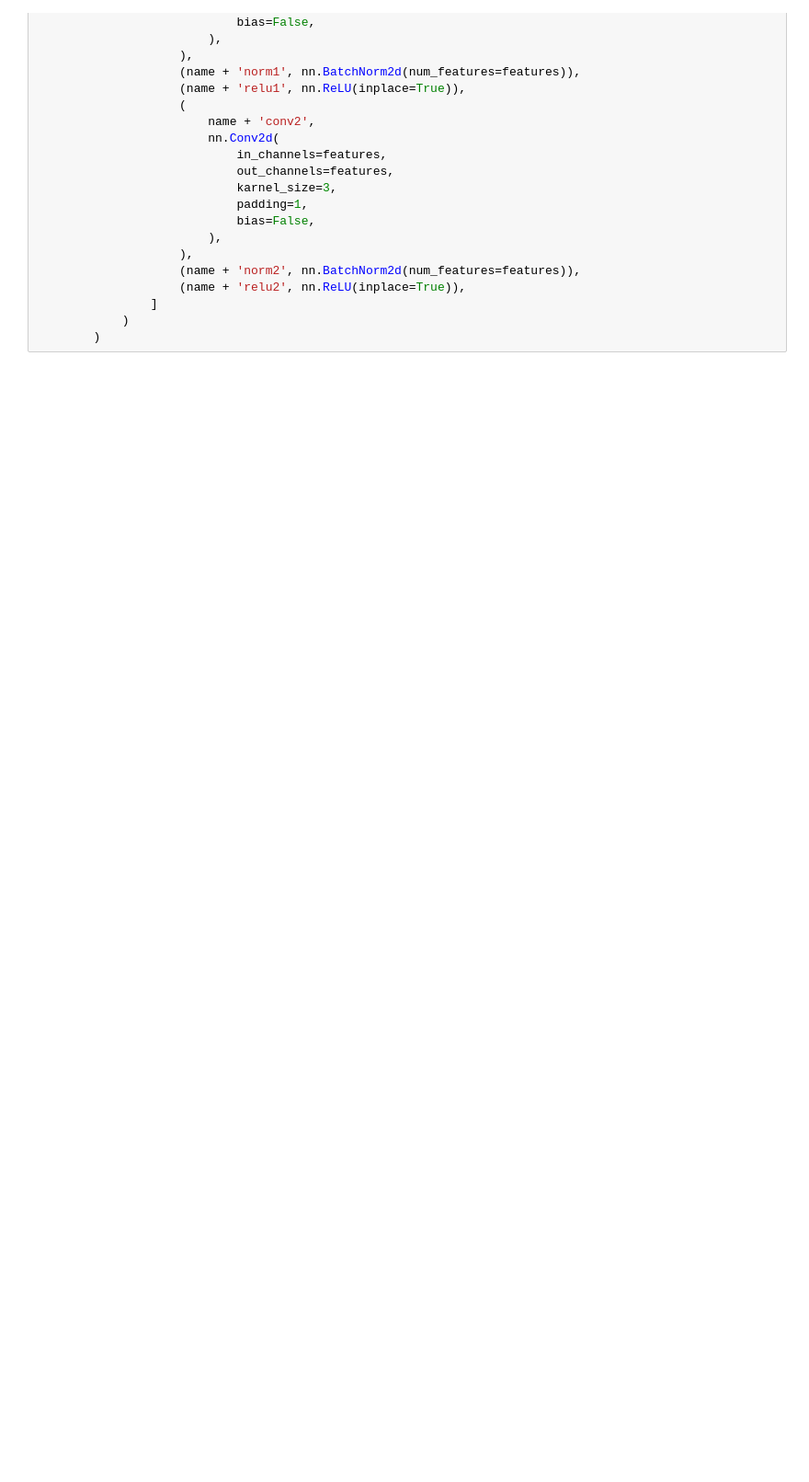
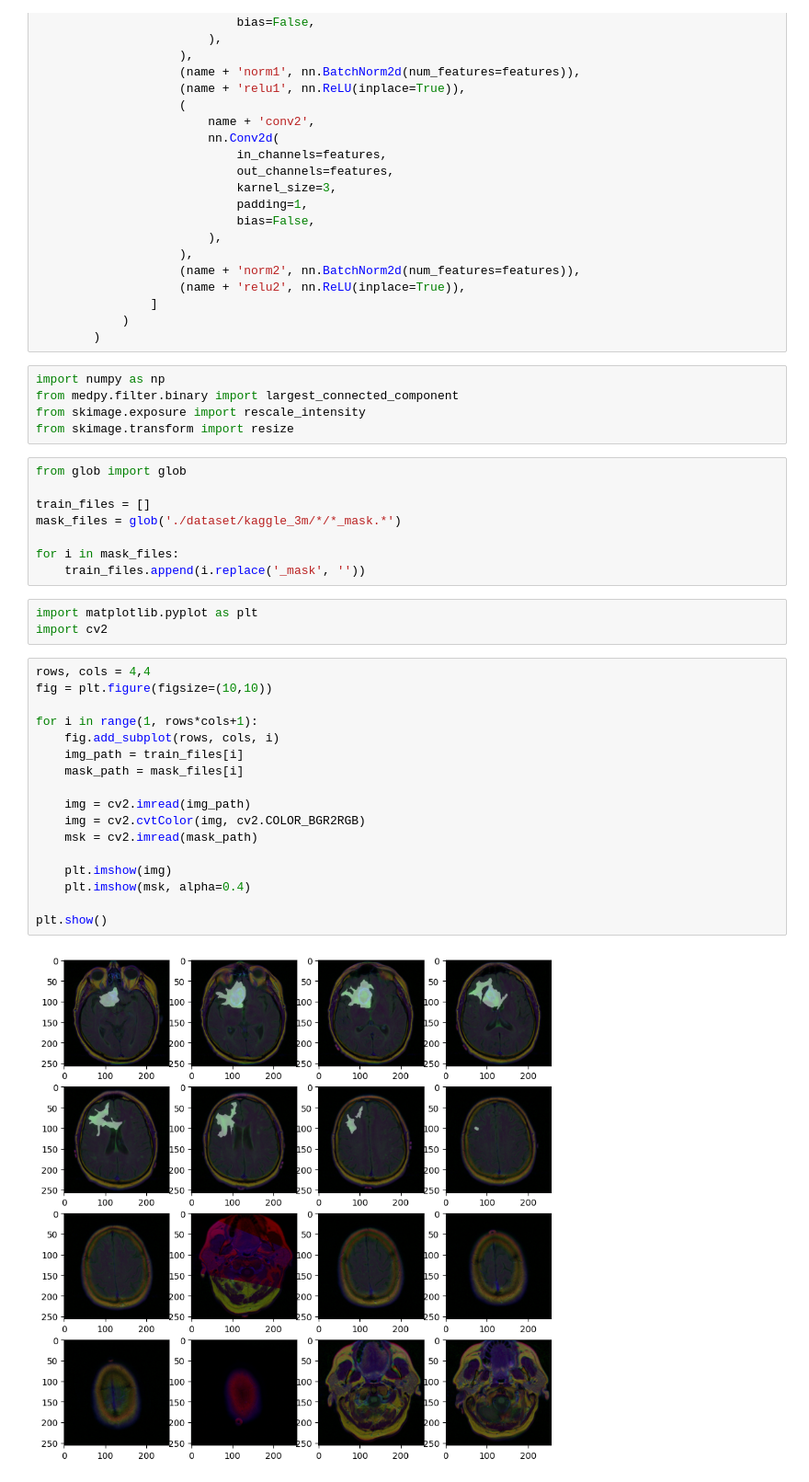
Before and after one commit to 06rajesh/dl-concepts-from-scratch, a Jupyter notebook: unet/Unet.ipynb, the cells around one changed output. Shown at 92% size. Saved outputs shown, nothing was run; the diff lists cells and outputs as text; blank space fills up the shorter version.

Commit message:
model and transform code added

```diff
--- a/unet/Unet.ipynb
+++ b/unet/Unet.ipynb
@@ -105,3 +107,38 @@ class UNet(nn.Module):
                 ]
             )
         )
+# %%
+import numpy as np
+from medpy.filter.binary import largest_connected_component
+from skimage.exposure import rescale_intensity
+from skimage.transform import resize
+# %%
+from glob import glob
+
+train_files = []
+mask_files = glob('./dataset/kaggle_3m/*/*_mask.*')
+
+for i in mask_files:
+    train_files.append(i.replace('_mask', ''))
+# %%
+import matplotlib.pyplot as plt
+import cv2
+# %%
+rows, cols = 4,4
+fig = plt.figure(figsize=(10,10))
+
+for i in range(1, rows*cols+1):
+    fig.add_subplot(rows, cols, i)
+    img_path = train_files[i]
+    mask_path = mask_files[i]
+
+    img = cv2.imread(img_path)
+    img = cv2.cvtColor(img, cv2.COLOR_BGR2RGB)
+    msk = cv2.imread(mask_path)
+
+    plt.imshow(img)
+    plt.imshow(msk, alpha=0.4)
+
+plt.show()
+# %% [output]
+[figure, added]
```
Also changed, not shown: parts of 1 cell of this notebook, 7 other files.
